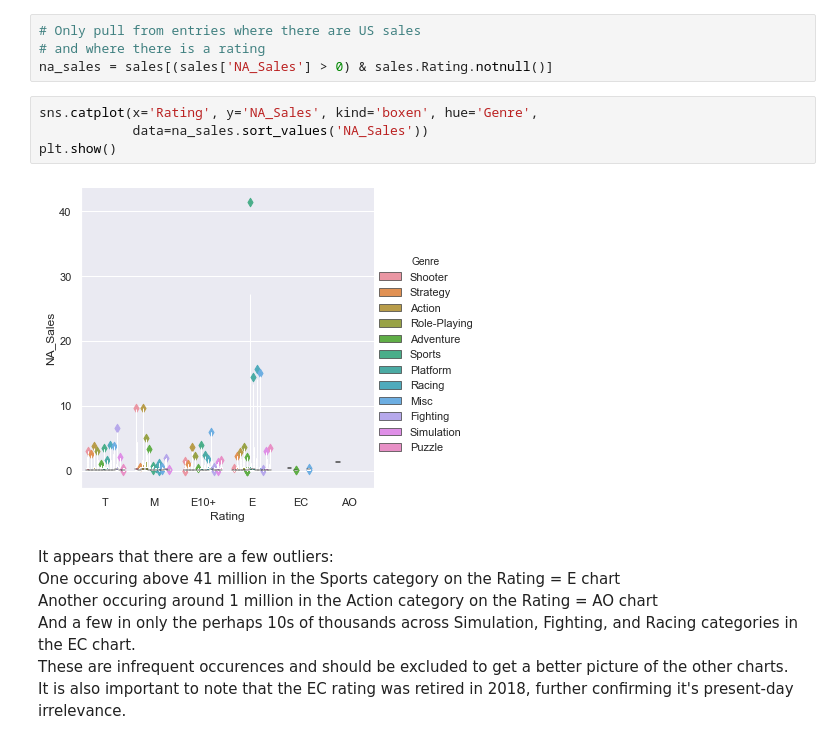
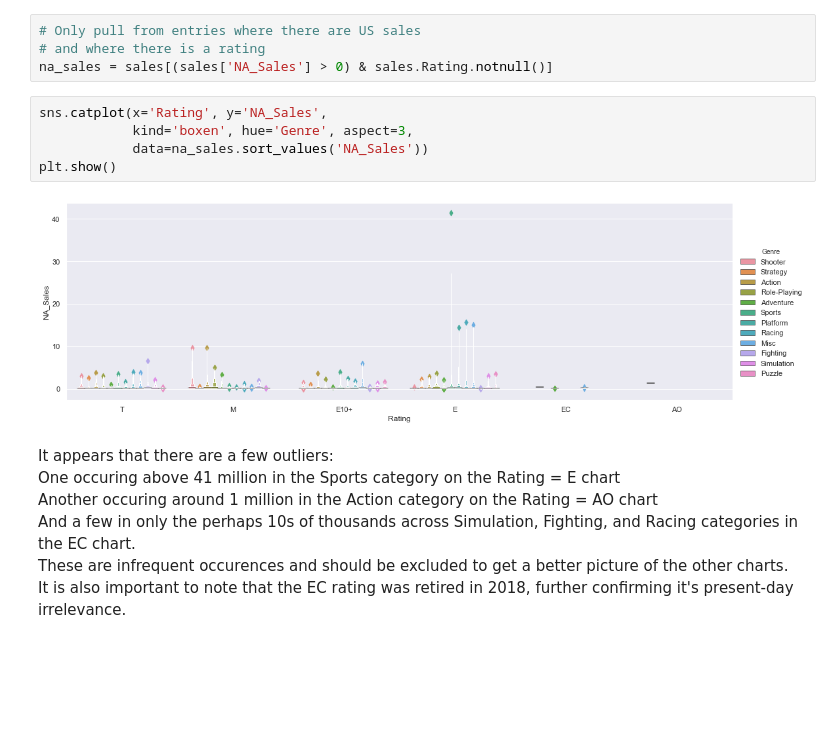
Before and after one commit to rjstange/Video-Game-Sales-by-ESRB-Rating, a Jupyter notebook: Video Game Sales By Maturity Rating.ipynb, the cells around one changed output. Saved outputs shown, nothing was run; the diff lists cells and outputs as text; blank space fills up the shorter version.

```diff
--- a/Video Game Sales By Maturity Rating.ipynb
+++ b/Video Game Sales By Maturity Rating.ipynb
@@ -19,11 +19,12 @@ sales = pd.read_csv('~/projects/video-game-sales-by-maturity-rating/Video_Games_
 # and where there is a rating
 na_sales = sales[(sales['NA_Sales'] > 0) & sales.Rating.notnull()]
 # %%
-sns.catplot(x='Rating', y='NA_Sales', kind='boxen', hue='Genre',
+sns.catplot(x='Rating', y='NA_Sales',
+            kind='boxen', hue='Genre', aspect=3,
             data=na_sales.sort_values('NA_Sales'))
 plt.show()
 # %% [output]
-[figure, old version]
+[figure, new version]
 # %% [markdown]
 It appears that there are a few outliers:
 <br>One occuring above 41 million in the Sports category on the Rating = E chart
```
Also changed, not shown: parts of 3 cells of this notebook.
